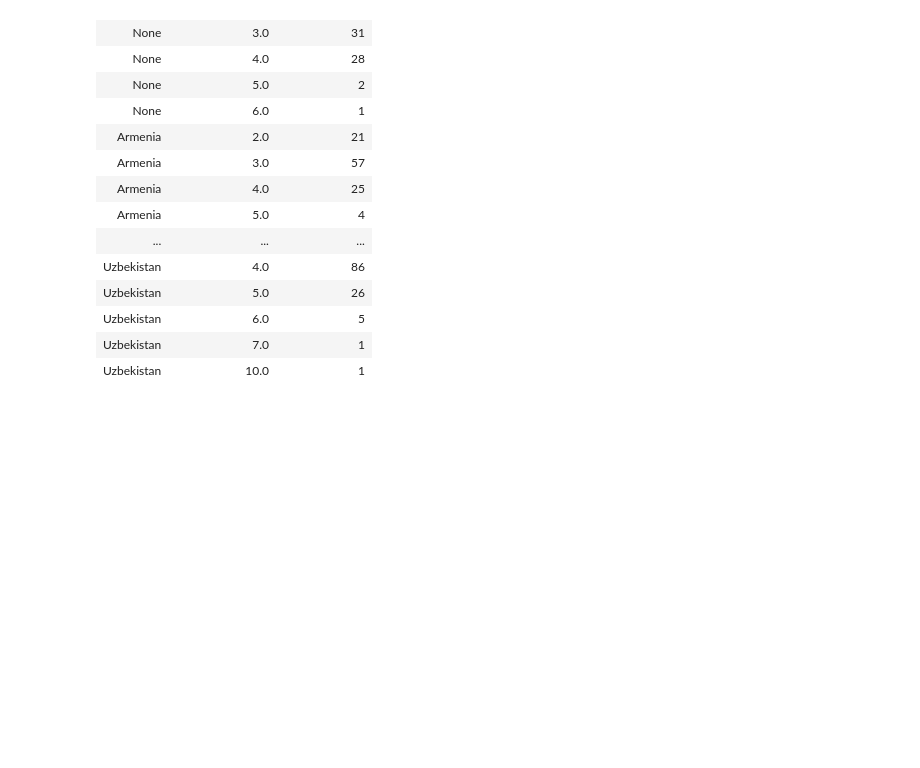
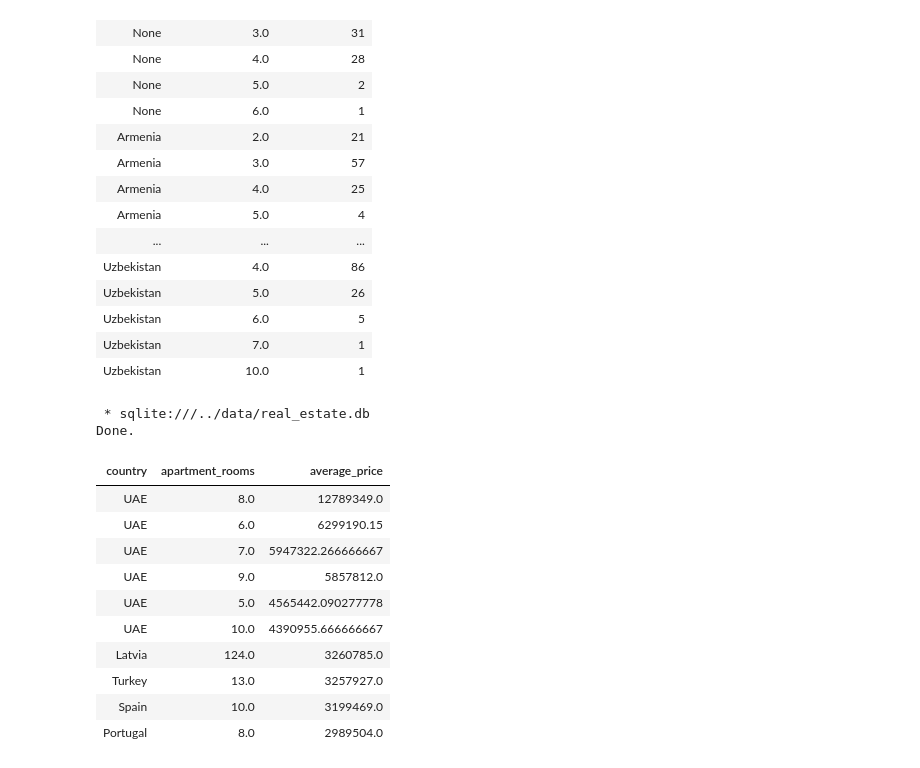
Before and after one commit to clia7/Data_Analytics_Journey, a Jupyter notebook: 05_Real_Estate_Case_Study/notebooks/04_Real_Estate_SQL.ipynb, the cells around one changed output. Saved outputs shown, nothing was run; the diff lists cells and outputs as text; code cells hidden in the pictures; blank space fills up the shorter version.

```diff
--- a/05_Real_Estate_Case_Study/notebooks/04_Real_Estate_SQL.ipynb
+++ b/05_Real_Estate_Case_Study/notebooks/04_Real_Estate_SQL.ipynb
@@ -494,3 +494,30 @@ Done.
 | Uzbekistan | 6.0 | 5 |
 | Uzbekistan | 7.0 | 1 |
 | Uzbekistan | 10.0 | 1 |
+# %%
+%%sql
+
+SELECT
+    country,
+    apartment_rooms,
+    AVG(price_in_USD) AS average_price
+FROM real_estate
+WHERE apartment_rooms > 0
+    AND price_in_USD > 0
+GROUP BY country, apartment_rooms
+ORDER BY average_price DESC
+LIMIT 10;
+# %% [output]
+ * sqlite:///../data/real_estate.db
+Done.
+| country | apartment_rooms | average_price |
+| UAE | 8.0 | 12789349.0 |
+| UAE | 6.0 | 6299190.15 |
+| UAE | 7.0 | 5947322.266666667 |
+| UAE | 9.0 | 5857812.0 |
+| UAE | 5.0 | 4565442.090277778 |
+| UAE | 10.0 | 4390955.666666667 |
+| Latvia | 124.0 | 3260785.0 |
+| Turkey | 13.0 | 3257927.0 |
+| Spain | 10.0 | 3199469.0 |
+| Portugal | 8.0 | 2989504.0 |
```
